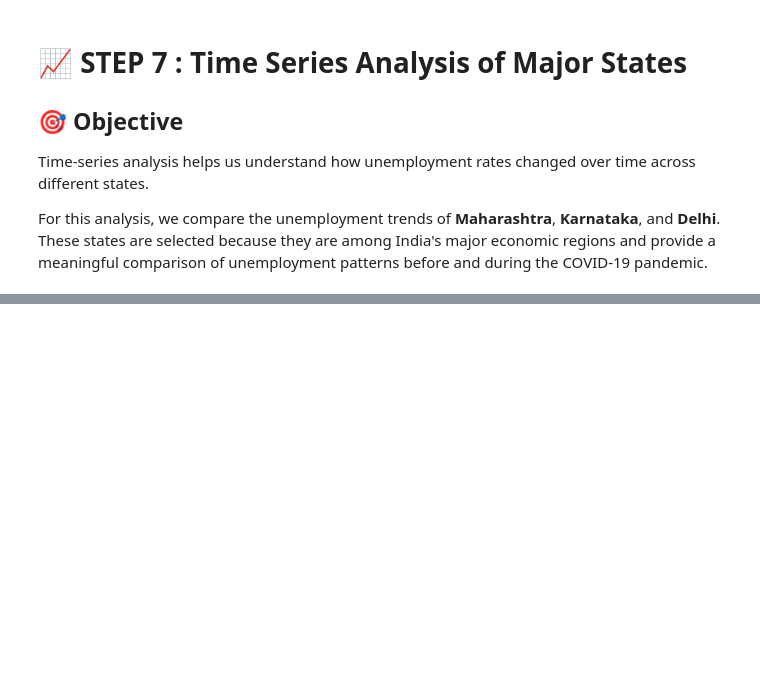
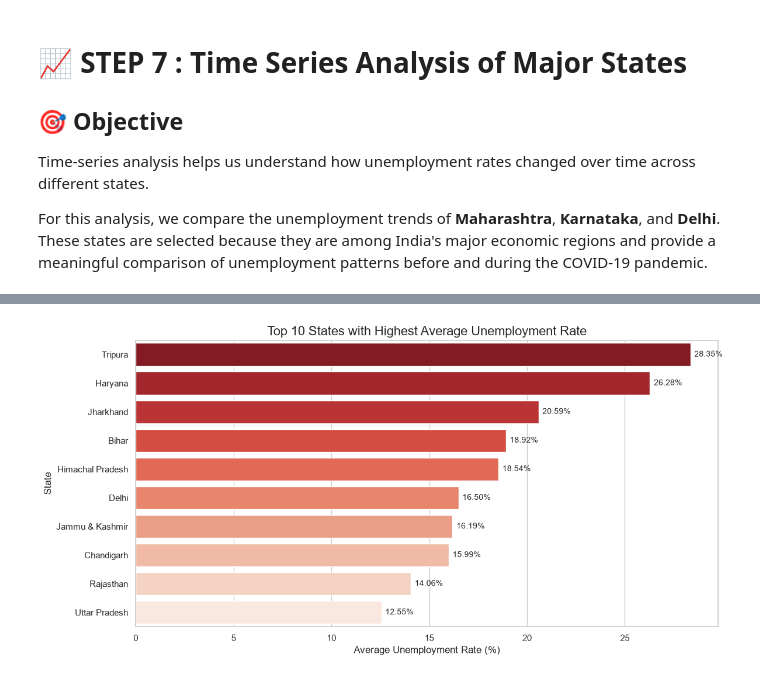
Before and after one commit to SKDANISHO7/OIBSIP, a Jupyter notebook: DataScience-Task2-UnemploymentAnalysis/DataScience-Task2-UnemploymentAnalysis.ipynb, the cells around one changed output, grey strips where cells are left out. Cells and saved outputs as stored; diff of their text form; code cells hidden in the pictures; blank space fills up the shorter version.

```diff
--- a/DataScience-Task2-UnemploymentAnalysis/DataScience-Task2-UnemploymentAnalysis.ipynb
+++ b/DataScience-Task2-UnemploymentAnalysis/DataScience-Task2-UnemploymentAnalysis.ipynb
@@ -427,0 +445,49 @@ plt.show()
+# %%
+# ==========================================
+# STEP 8 : Top 10 States with Highest
+#          Average Unemployment Rate
+# ==========================================
+
+# Calculate average unemployment rate for each state
+top10_states = (
+    df.groupby("Region")["Estimated Unemployment Rate (%)"]
+    .mean()
+    .sort_values(ascending=False)
+    .head(10)
+)
+
+# Create the figure
+plt.figure(figsize=(12, 6))
+
+ax = sns.barplot(
+    x=top10_states.values,
+    y=top10_states.index,
+    palette="Reds_r"
+)
+
+# Add value labels
+for i, value in enumerate(top10_states.values):
+    ax.text(
+        value + 0.2,
+        i,
+        f"{value:.2f}%",
+        va="center",
+        fontsize=10
+    )
+
+plt.title("Top 10 States with Highest Average Unemployment Rate", fontsize=16)
+plt.xlabel("Average Unemployment Rate (%)", fontsize=12)
+plt.ylabel("State", fontsize=12)
+
+plt.tight_layout()
+
+# Save graph
+plt.savefig(
+    "outputs/top10_highest_unemployment_states.png",
+    dpi=300,
+    bbox_inches="tight"
+)
+
+plt.show()
+# %% [output]
+[figure, added]
```
Also changed, not shown: parts of 13 cells of this notebook, 1 other file.
